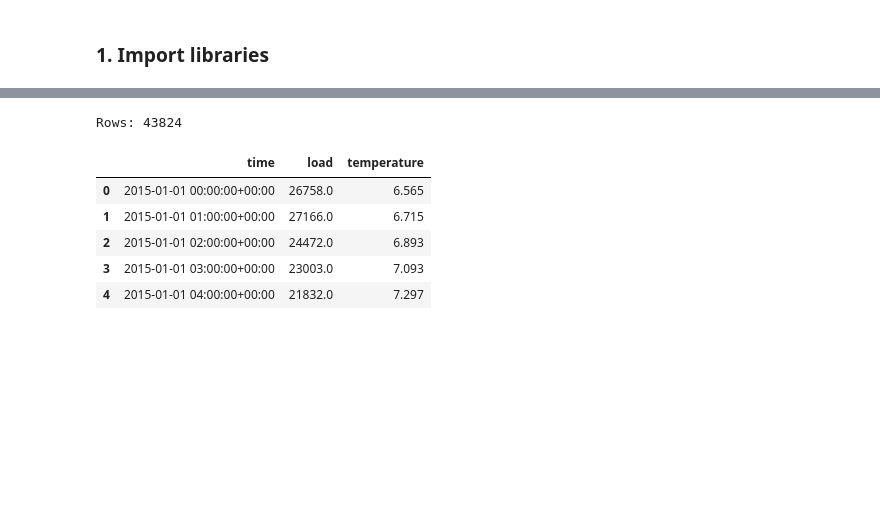
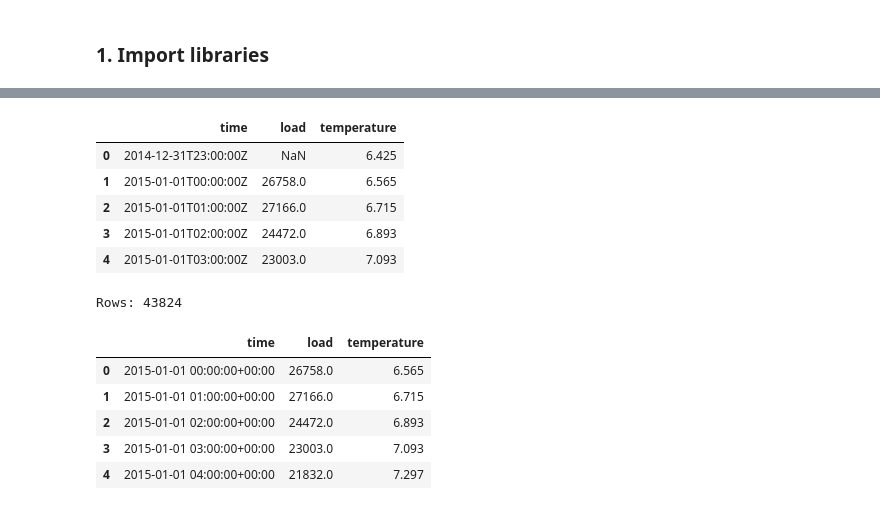
Before and after one commit to ilyasm883/gb-electricity-demand-forecasting, a Jupyter notebook: notebooks/02_preprocessing.ipynb, the cells around one changed output, grey strips where cells are left out. Saved outputs shown, nothing was run; the diff lists cells and outputs as text; code cells hidden in the pictures; blank space fills up the shorter version.

```diff
--- a/notebooks/02_preprocessing.ipynb
+++ b/notebooks/02_preprocessing.ipynb
@@ -20,16 +27,20 @@ import holidays
 # %%
 raw_folder = "../datasets/raw"
 processed_folder = "../datasets/processed"
 figures_folder = "../results/figures"
 
 os.makedirs(processed_folder, exist_ok=True)
 os.makedirs(figures_folder, exist_ok=True)
 
-load = pd.read_csv(raw_folder + "/time_series_60min_singleindex.csv",
-                   usecols=["utc_timestamp", "GB_GBN_load_actual_entsoe_transparency"])
-load.columns = ["time", "load"]
+data = pd.read_csv(raw_folder + "/gb_columns_raw.csv")
+data.columns = ["time", "load", "temperature"]
 
-weather = pd.read_csv(raw_folder + "/weather_data.csv",
-                      usecols=["utc_timestamp", "GB_temperature"])
-weather.columns = ["time", "temperature"]
+data.head()
+# %% [output]
+|  | time | load | temperature |
+| 0 | 2014-12-31T23:00:00Z | NaN | 6.425 |
+| 1 | 2015-01-01T00:00:00Z | 26758.0 | 6.565 |
+| 2 | 2015-01-01T01:00:00Z | 27166.0 | 6.715 |
+| 3 | 2015-01-01T02:00:00Z | 24472.0 | 6.893 |
+| 4 | 2015-01-01T03:00:00Z | 23003.0 | 7.093 |
 # %%
```
Also changed, not shown: parts of 4 cells of this notebook, 3 other files.
